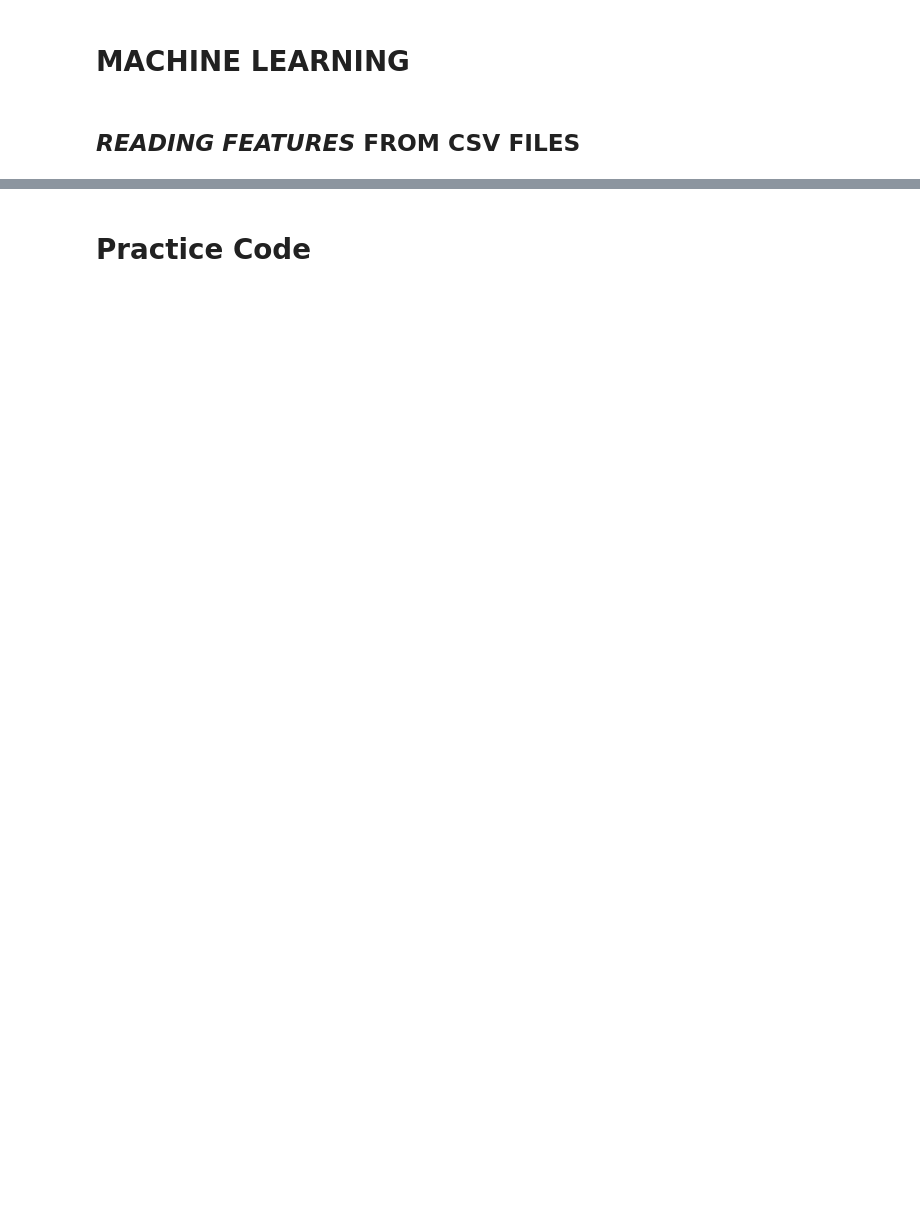
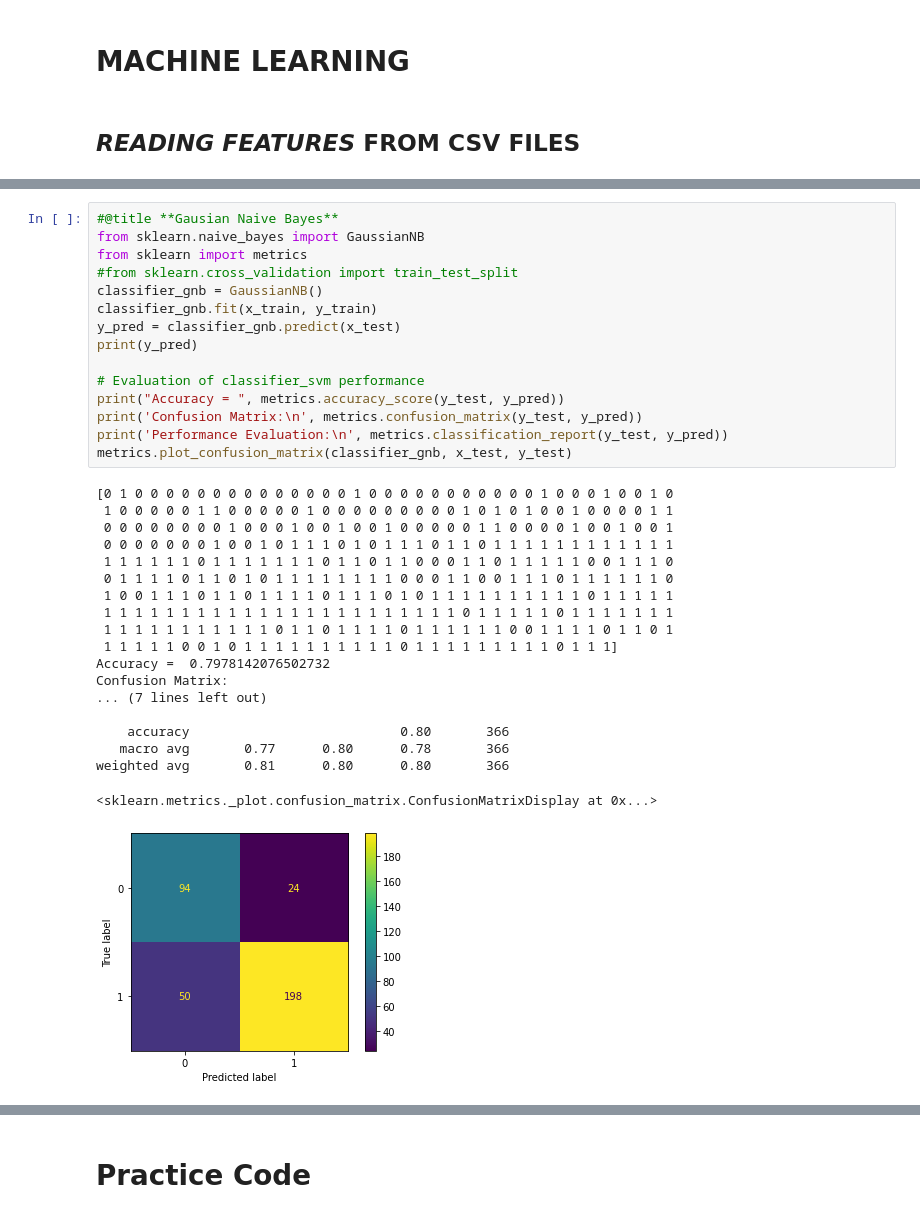
Before and after one commit to Nadeem-Anwar/Nadeem-Anwar, a Jupyter notebook: Cancer.ipynb, the cells around one changed output, grey strips where cells are left out. Cells and saved outputs as stored; diff of their text form; blank space fills up the shorter version.

```diff
--- a/Cancer.ipynb
+++ b/Cancer.ipynb
@@ -631,0 +753,35 @@ color_Quantize(Bx_train[23])
+# %%
+#@title **Gausian Naive Bayes**
+from sklearn.naive_bayes import GaussianNB
+from sklearn import metrics
+#from sklearn.cross_validation import train_test_split
+classifier_gnb = GaussianNB()
+classifier_gnb.fit(x_train, y_train)
+y_pred = classifier_gnb.predict(x_test)
+print(y_pred)
+
+# Evaluation of classifier_svm performance
+print("Accuracy = ", metrics.accuracy_score(y_test, y_pred))
+print('Confusion Matrix:\n', metrics.confusion_matrix(y_test, y_pred))
+print('Performance Evaluation:\n', metrics.classification_report(y_test, y_pred))
+metrics.plot_confusion_matrix(classifier_gnb, x_test, y_test)
+# %% [output]
+[0 1 0 0 0 0 0 0 0 0 0 0 0 0 0 0 1 0 0 0 0 0 0 0 0 0 0 0 1 0 0 0 1 0 0 1 0
+ 1 0 0 0 0 0 1 1 0 0 0 0 0 1 0 0 0 0 0 0 0 0 0 1 0 1 0 1 0 0 1 0 0 0 0 1 1
+ 0 0 0 0 0 0 0 0 1 0 0 0 1 0 0 1 0 0 1 0 0 0 0 0 1 1 0 0 0 0 1 0 0 1 0 0 1
+ 0 0 0 0 0 0 0 1 0 0 1 0 1 1 1 0 1 0 1 1 1 0 1 1 0 1 1 1 1 1 1 1 1 1 1 1 1
+ 1 1 1 1 1 1 0 1 1 1 1 1 1 1 0 1 1 0 1 1 0 0 0 1 1 0 1 1 1 1 1 0 0 1 1 1 0
+ 0 1 1 1 1 0 1 1 0 1 0 1 1 1 1 1 1 1 1 0 0 0 1 1 0 0 1 1 1 0 1 1 1 1 1 1 0
+ 1 0 0 1 1 1 0 1 1 0 1 1 1 1 0 1 1 1 0 1 0 1 1 1 1 1 1 1 1 1 1 0 1 1 1 1 1
+ 1 1 1 1 1 1 1 1 1 1 1 1 1 1 1 1 1 1 1 1 1 1 1 0 1 1 1 1 1 0 1 1 1 1 1 1 1
+ 1 1 1 1 1 1 1 1 1 1 1 0 1 1 0 1 1 1 1 0 1 1 1 1 1 1 0 0 1 1 1 1 0 1 1 0 1
+ 1 1 1 1 1 0 0 1 0 1 1 1 1 1 1 1 1 1 1 0 1 1 1 1 1 1 1 1 1 0 1 1 1]
+Accuracy =  0.7978142076502732
+Confusion Matrix:
+... (7 lines left out)
+
+    accuracy                           0.80       366
+   macro avg       0.77      0.80      0.78       366
+weighted avg       0.81      0.80      0.80       366
+<sklearn.metrics._plot.confusion_matrix.ConfusionMatrixDisplay at 0x...>
+[figure, added]
```
Also changed, not shown: parts of 29 cells of this notebook.
